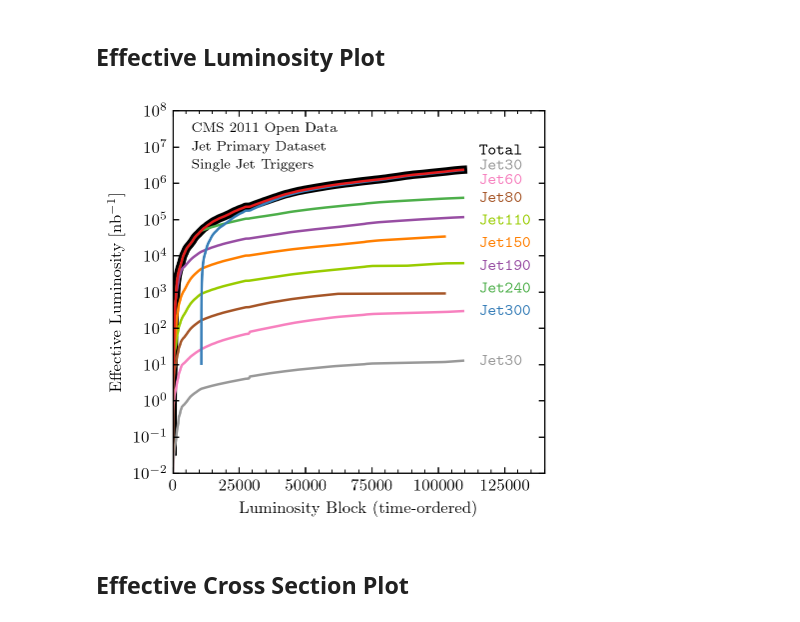
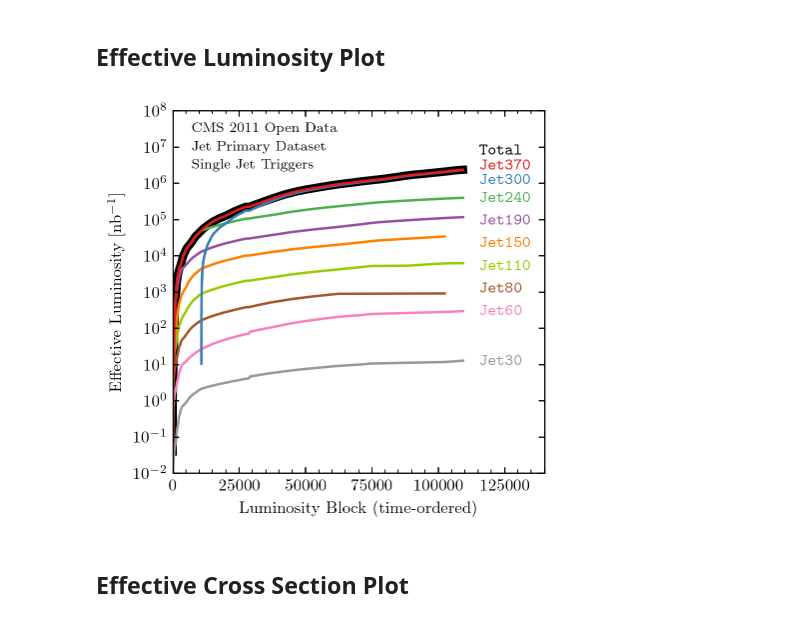
Before and after one commit to pkomiske/MOD, a Jupyter notebook: CMS2011AJets/analyzer/python/Triggers.ipynb, the cells around one changed output. Cells and saved outputs as stored; diff of their text form; code cells hidden in the pictures.

```diff
--- a/CMS2011AJets/analyzer/python/Triggers.ipynb
+++ b/CMS2011AJets/analyzer/python/Triggers.ipynb
@@ -199,7 +246,8 @@ ax.set_ylim(10**-2, 10**8)
 ax.set_yticks(10.**np.arange(-2, 9))
 
 # iterate over single jet triggers
-for i,name in enumerate(jet_trig_names[::-1]):
+jtn_reversed = jet_trig_names[::-1]
+for i,name in enumerate(jtn_reversed):
     cur_trig = trigs[name]
 
     # plot cumulative effective luminsoity
@@ -208,36 +256,36 @@ for i,name in enumerate(jet_trig_names[::-1]):
 
 cur_trig = trigs['HLT_Jet370']
 ax.plot(cur_trig['indices'], np.cumsum(cur_trig['leffs_ordered']), '-', lw=5, zorder=-20, color='black')
 
 x = 0.825
 modplot.stamp(x, 0.89, line_0=r'\tt Total', line_1=None, ax=ax,
               textops_update={'color': 'black', 'fontsize': 10})
 
 y, delta_y = 0.85, 0.04
-for i,name in enumerate(jet_trig_names[:2]):
+for i,name in enumerate(jtn_reversed[:2]):
     modplot.stamp(x, y - i*delta_y, line_0=r'\tt {}'.format(name[4:]), line_1=None, ax=ax,
                   textops_update={'color': trigger_colors[name], 'fontsize': 10})
 
 y, delta_y = 0.76, 0.0625
-for i,name in enumerate(jet_trig_names[2:-1]):
+for i,name in enumerate(jtn_reversed[2:-1]):
     modplot.stamp(x, y - i*delta_y, line_0=r'\tt {}'.format(name[4:]), line_1=None, ax=ax,
                   textops_update={'color': trigger_colors[name], 'fontsize': 10})
 
 modplot.stamp(x, 0.31, line_0=r'\tt Jet30', line_1=None, ax=ax,
                   textops_update={'color': trigger_colors['HLT_Jet30'], 'fontsize': 10})
 
 modplot.stamp(0.05, 0.95, delta_y=0.05,
               line_0='CMS 2011 Open Data',
               line_1='Jet Primary Dataset',
               line_2='Single Jet Triggers')
 
 if save:
     modplot.save(fig, 'CMS_EffectiveLuminositiesByLumiBlock',
                  tx=45, ty=252.5, out_plots_dir='../plots/Triggers')
 
 fig.show()
 # %% [output]
-[figure, old version]
+[figure, new version]
 # %% [markdown]
 ## Effective Cross Section Plot
 # %%
```
Also changed, not shown: parts of 46 cells of this notebook, 26 other files.
